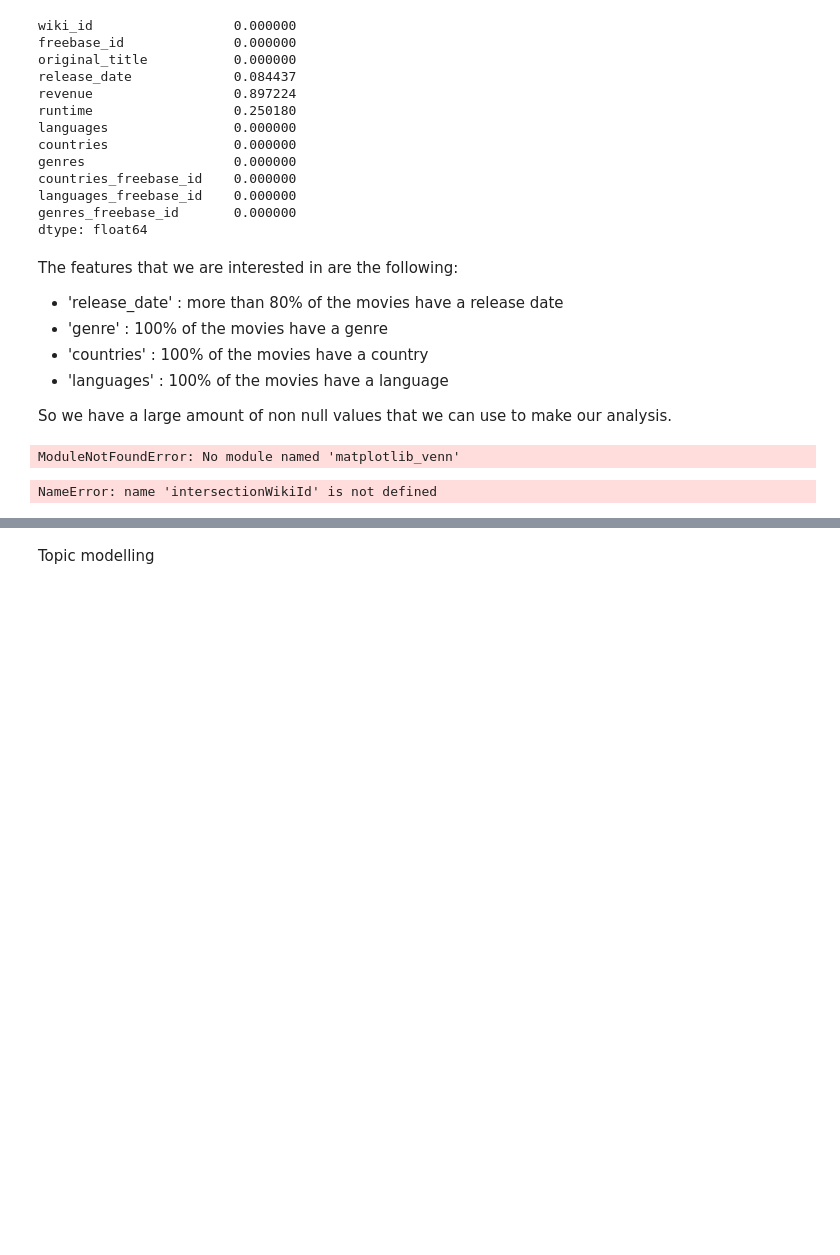
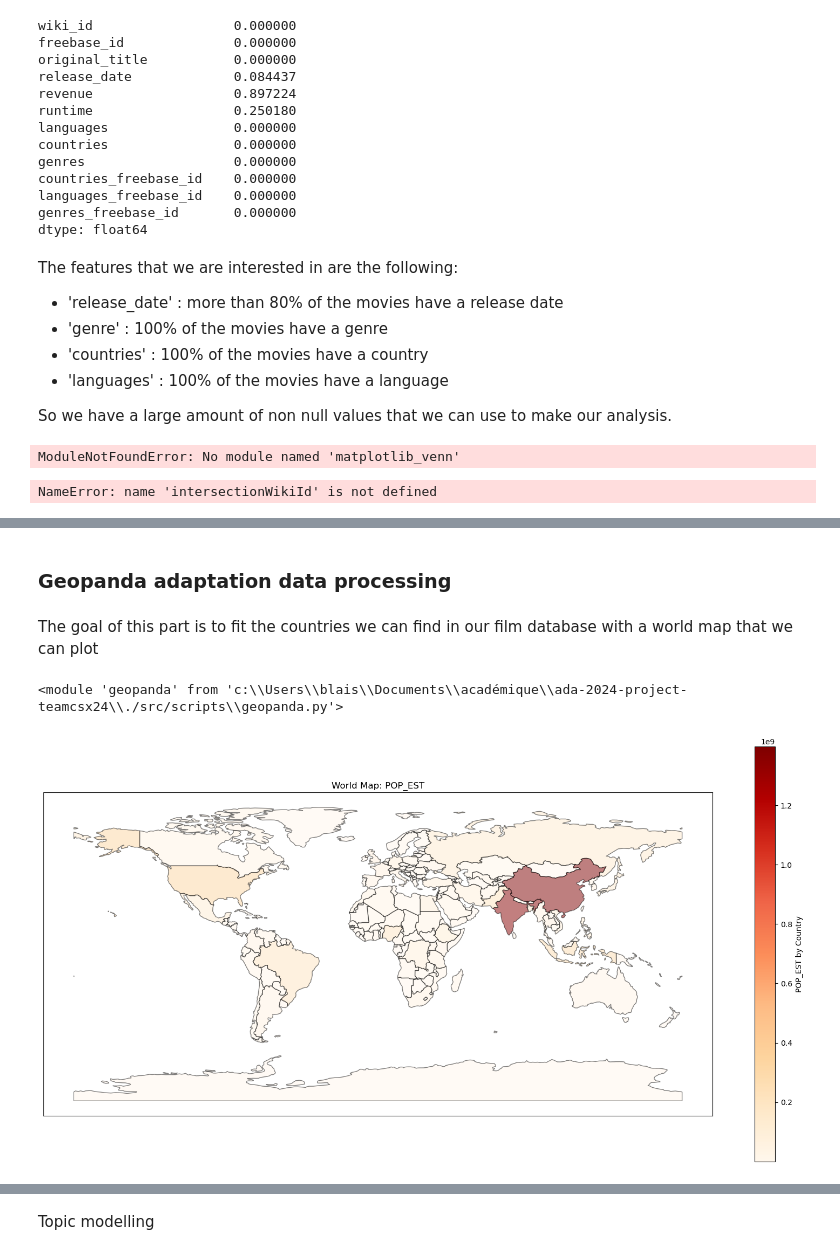
Before and after one commit to epfl-ada/ada-2024-project-teamcsx24, a Jupyter notebook: results.ipynb, the cells around one changed output, grey strips where cells are left out. Saved outputs shown, nothing was run; the diff lists cells and outputs as text; code cells hidden in the pictures; blank space fills up the shorter version.

```diff
--- a/results.ipynb
+++ b/results.ipynb
@@ -126,0 +139,30 @@ NameError: name 'intersectionWikiId' is not defined
+# %% [markdown]
+### Geopanda adaptation data processing
+# %% [markdown]
+The goal of this part is to fit the countries we can find in our film database with a world map that we can plot
+# %%
+from importlib import reload
+import geopanda
+reload(geopanda)
+# %% [output]
+<module 'geopanda' from 'c:\\Users\\blais\\Documents\\académique\\ada-2024-project-teamcsx24\\./src/scripts\\geopanda.py'>
+# %%
+#import the world dataset
+import matplotlib.patches as mpatches
+import matplotlib.pyplot as plt
+import seaborn as sns
+import geopandas as gpd
+
+# We import the plot_world function from the geopanda.py script
+import sys
+sys.path.append('./src/scripts')
+from geopanda import plot_world
+
+# load the world map from an external file
+world = gpd.read_file('data/map/ne_110m_admin_0_countries.shp')
+
+# We use a function to plot the world map, this function is defined in the geopanda.py script
+# The function takes the world dataset, and optionally the column to plot and the color map as arguments
+plot_world(world, 'POP_EST', 'OrRd')
+# %% [output]
+[figure, added]
```
Also changed, not shown: parts of 48 cells of this notebook, 1 other file.
